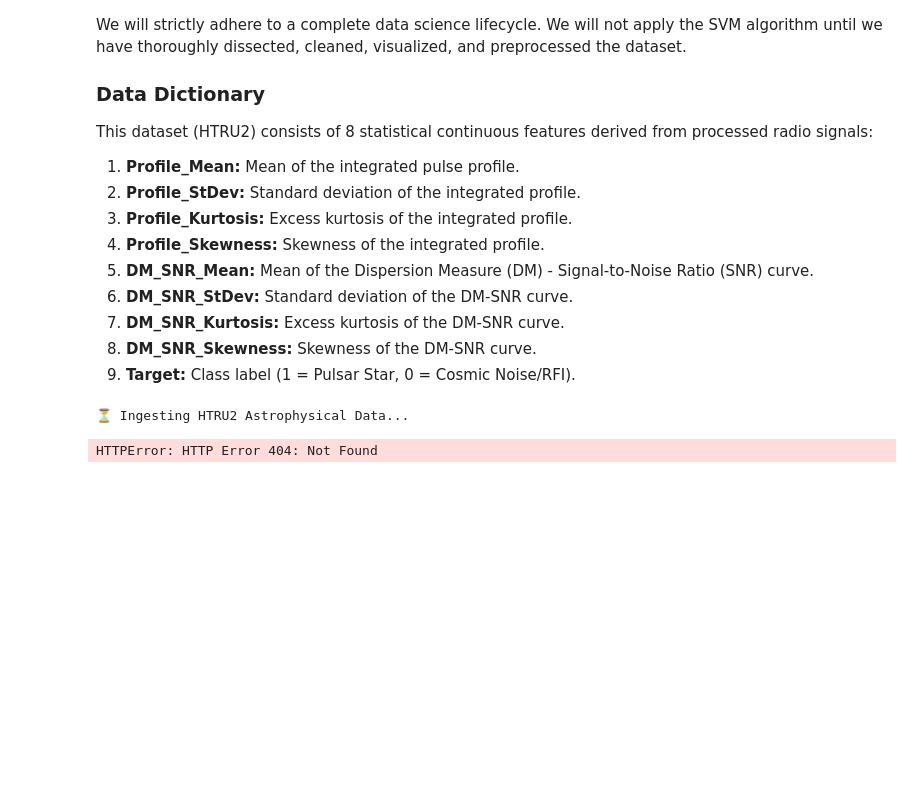
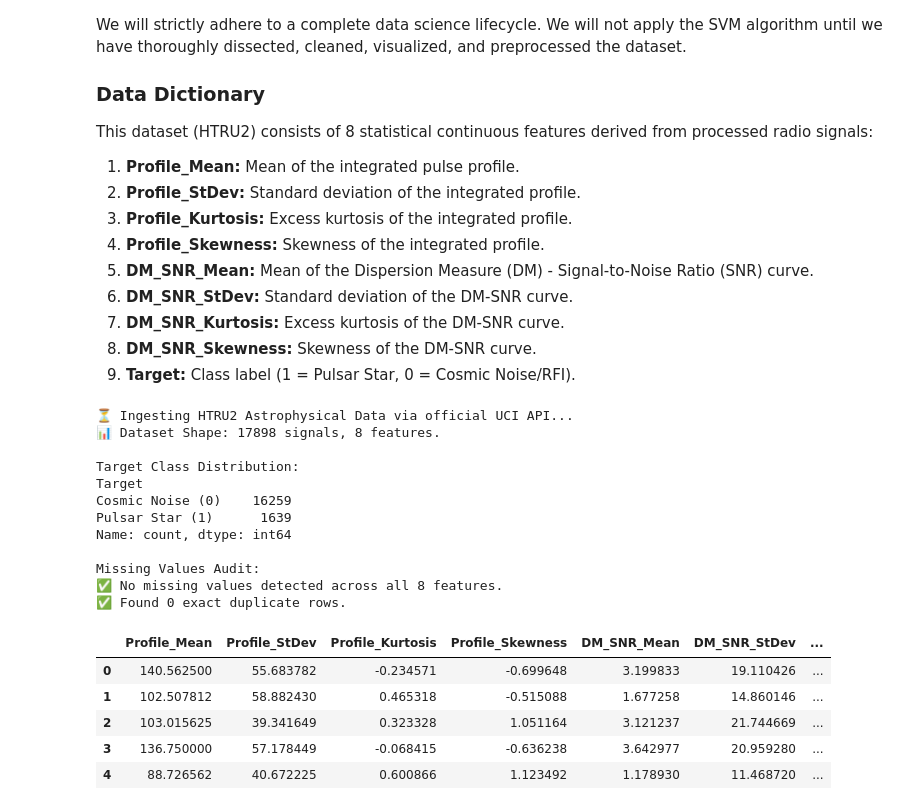
Before and after one commit to sultanjacob/Applied-Machine-Learning, a Jupyter notebook: Phase 13: Support Vector Machines (SVM)/13_support_vector_machines_SVM.ipynb, the cells around one changed output. Cells and saved outputs as stored; diff of their text form; code cells hidden in the pictures; blank space fills up the shorter version.

```diff
--- a/Phase 13: Support Vector Machines (SVM)/13_support_vector_machines_SVM.ipynb
+++ b/Phase 13: Support Vector Machines (SVM)/13_support_vector_machines_SVM.ipynb
@@ -22,47 +22,69 @@ This dataset (HTRU2) consists of 8 statistical continuous features derived from
 8.  **DM_SNR_Skewness:** Skewness of the DM-SNR curve.
 9.  **Target:** Class label (1 = Pulsar Star, 0 = Cosmic Noise/RFI).
 # %%
+#Data loading and basic audit
+!pip install ucimlrepo -q
+
 import pandas as pd
 import numpy as np
 import seaborn as sns
 import matplotlib.pyplot as plt
 from sklearn.preprocessing import StandardScaler, PowerTransformer
+from ucimlrepo import fetch_ucirepo
 
 # Setting a dark corporate style for intensive visualizations
 plt.style.use('dark_background')
 plt.rc('font', size=10)
 plt.rc('axes', titlesize=14, labelsize=12, grid=False)
 plt.rc('figure', facecolor='#161b22')
 ax_color = '#161b22'
 
-print("⏳ Ingesting HTRU2 Astrophysical Data...")
+print("⏳ Ingesting HTRU2 Astrophysical Data via official UCI API...")
 
 # 1. Load Data
-url = "https://archive.ics.uci.edu/ml/machine-learning-databases/00372/HTRU_2.csv"
-features = [
+htru2 = fetch_ucirepo(id=372)
+df = pd.concat([htru2.data.features, htru2.data.targets], axis=1)
+
+# Ensure column names match our pipeline
+df.columns = [
     'Profile_Mean', 'Profile_StDev', 'Profile_Kurtosis', 'Profile_Skewness',
     'DM_SNR_Mean', 'DM_SNR_StDev', 'DM_SNR_Kurtosis', 'DM_SNR_Skewness',
     'Target'
 ]
-df = pd.read_csv(url, header=None, names=features)
 
 # 2. Basic Audit
 print(f"📊 Dataset Shape: {df.shape[0]} signals, {df.shape[1]-1} features.")
 print("\nTarget Class Distribution:")
 print(df['Target'].value_counts().rename({0: 'Cosmic Noise (0)', 1: 'Pulsar Star (1)'}))
 
 # 3. Check for Missing Values & Duplicates
 print(f"\nMissing Values Audit:")
 null_count = df.isnull().sum().sum()
 if null_count == 0:
     print("✅ No missing values detected across all 8 features.")
 else:
     print(f"⚠️ {null_count} total missing values found. Cleaning required.")
 
 duplicate_count = df.duplicated().sum()
 print(f"✅ Found {duplicate_count} exact duplicate rows.")
 
 df.head(5)
 # %% [output]
-⏳ Ingesting HTRU2 Astrophysical Data...
+⏳ Ingesting HTRU2 Astrophysical Data via official UCI API...
+📊 Dataset Shape: 17898 signals, 8 features.
+
+Target Class Distribution:
+Target
+Cosmic Noise (0)    16259
+Pulsar Star (1)      1639
+Name: count, dtype: int64
+
+Missing Values Audit:
+✅ No missing values detected across all 8 features.
+✅ Found 0 exact duplicate rows.
-HTTPError: HTTP Error 404: Not Found
+|  | Profile_Mean | Profile_StDev | Profile_Kurtosis | Profile_Skewness | DM_SNR_Mean | DM_SNR_StDev | ... |
+| 0 | 140.562500 | 55.683782 | -0.234571 | -0.699648 | 3.199833 | 19.110426 | ... |
+| 1 | 102.507812 | 58.882430 | 0.465318 | -0.515088 | 1.677258 | 14.860146 | ... |
+| 2 | 103.015625 | 39.341649 | 0.323328 | 1.051164 | 3.121237 | 21.744669 | ... |
+| 3 | 136.750000 | 57.178449 | -0.068415 | -0.636238 | 3.642977 | 20.959280 | ... |
+| 4 | 88.726562 | 40.672225 | 0.600866 | 1.123492 | 1.178930 | 11.468720 | ... |
```
Also changed, not shown: parts of 2 cells of this notebook.
